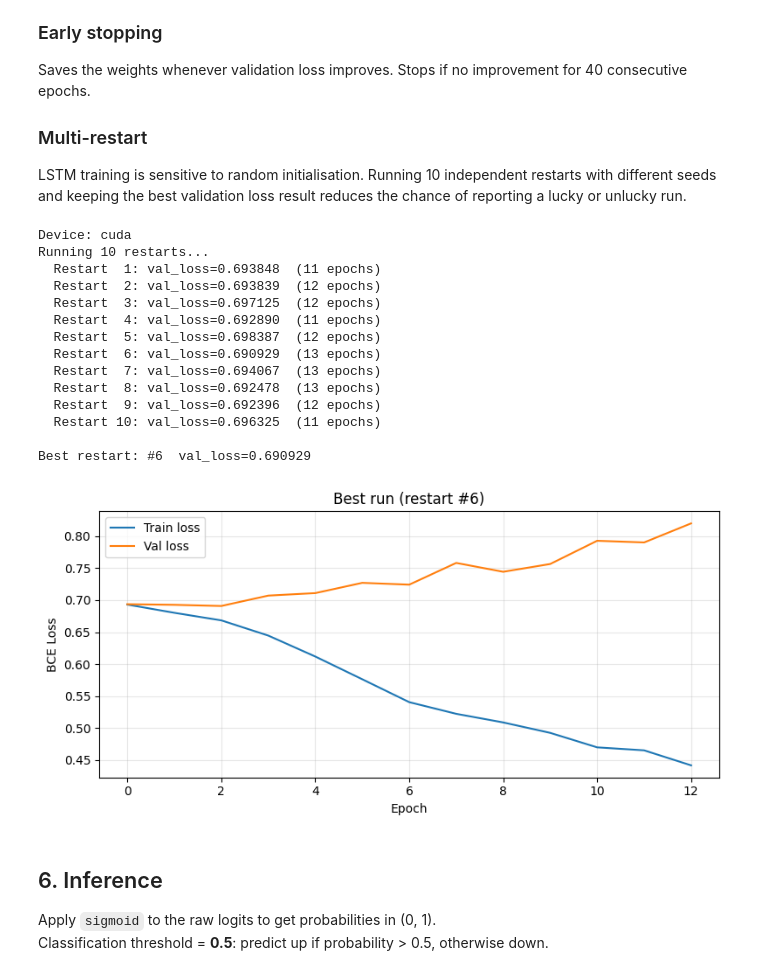
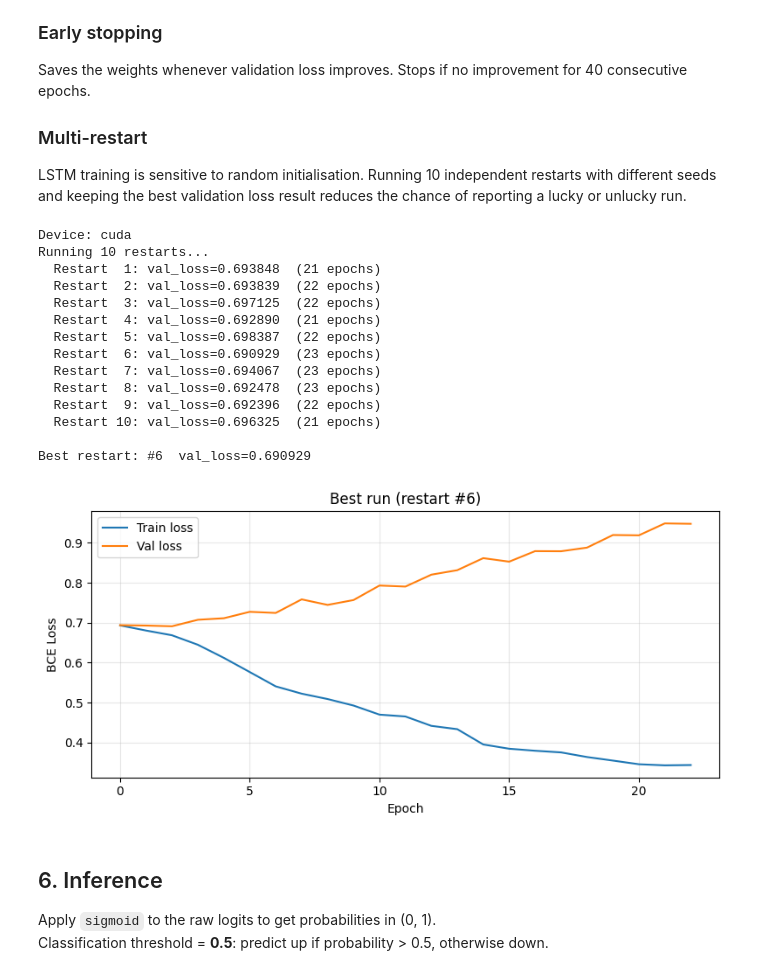
Before and after one commit to ton198/stock-market-price-predicting, a Jupyter notebook: source_code/stage1/hybrid_multivariate_LSTM.ipynb, the cells around one changed output. Cells and saved outputs as stored; diff of their text form; code cells hidden in the pictures.

```diff
--- a/source_code/stage1/LSTM_v4.ipynb
+++ b/source_code/stage1/hybrid_multivariate_LSTM.ipynb
@@ -276,15 +276,19 @@ Saves the weights whenever validation loss improves. Stops if no improvement for
 ### Multi-restart
 LSTM training is sensitive to random initialisation. Running 10 independent restarts with different seeds and keeping the best validation loss result reduces the chance of reporting a lucky or unlucky run.
 # %%
+import joblib
 import torch.optim as optim
 import random
+
+MODEL_SAVE   = '/content/drive/MyDrive/models/stage1_model.pth'
+SCALER_SAVE  = '/content/drive/MyDrive/models/stage1_scaler.joblib'
 
 DEVICE      = torch.device('cuda' if torch.cuda.is_available() else 'cpu')
 HIDDEN_SIZE = 32
 DROPOUT     = 0.3
 LR          = 0.001
 N_EPOCHS    = 300
-PATIENCE    = 10
+PATIENCE    = 20
 N_RESTARTS  = 10
 
 print(f'Device: {DEVICE}')
@@ -344,44 +348,47 @@ def train_one_run(seed):
 best_val_overall, best_state_overall, best_run = float('inf'), None, -1
 all_t, all_v = [], []
 
 print(f'Running {N_RESTARTS} restarts...')
 for i in range(N_RESTARTS):
     val, state, th, vh = train_one_run(seed=i * 17)
     all_t.append(th); all_v.append(vh)
     print(f'  Restart {i+1:2d}: val_loss={val:.6f}  ({len(th)} epochs)')
     if val < best_val_overall:
         best_val_overall, best_state_overall, best_run = val, state, i
 
 print(f'\nBest restart: #{best_run+1}  val_loss={best_val_overall:.6f}')
 
 # Load best weights
 model = ReturnPredictor(len(FEATURE_COLS), len(MACRO_COLS), HIDDEN_SIZE, DROPOUT).to(DEVICE)
 model.load_state_dict(best_state_overall)
 
+torch.save(model.state_dict(), MODEL_SAVE)
+joblib.dump(scaler, SCALER_SAVE)
+
 # Plot loss curves for the best run
 fig, ax = plt.subplots(figsize=(8, 4))
 ax.plot(all_t[best_run], label='Train loss')
 ax.plot(all_v[best_run], label='Val loss')
 ax.set_xlabel('Epoch'); ax.set_ylabel('BCE Loss')
 ax.set_title(f'Best run (restart #{best_run+1})')
 ax.legend(); ax.grid(True, alpha=0.3)
 plt.tight_layout(); plt.show()
 # %% [output]
 Device: cuda
 Running 10 restarts...
-  Restart  1: val_loss=0.693848  (11 epochs)
-  Restart  2: val_loss=0.693839  (12 epochs)
-  Restart  3: val_loss=0.697125  (12 epochs)
-  Restart  4: val_loss=0.692890  (11 epochs)
-  Restart  5: val_loss=0.698387  (12 epochs)
-  Restart  6: val_loss=0.690929  (13 epochs)
-  Restart  7: val_loss=0.694067  (13 epochs)
-  Restart  8: val_loss=0.692478  (13 epochs)
-  Restart  9: val_loss=0.692396  (12 epochs)
-  Restart 10: val_loss=0.696325  (11 epochs)
+  Restart  1: val_loss=0.693848  (21 epochs)
+  Restart  2: val_loss=0.693839  (22 epochs)
+  Restart  3: val_loss=0.697125  (22 epochs)
+  Restart  4: val_loss=0.692890  (21 epochs)
+  Restart  5: val_loss=0.698387  (22 epochs)
+  Restart  6: val_loss=0.690929  (23 epochs)
+  Restart  7: val_loss=0.694067  (23 epochs)
+  Restart  8: val_loss=0.692478  (23 epochs)
+  Restart  9: val_loss=0.692396  (22 epochs)
+  Restart 10: val_loss=0.696325  (21 epochs)
 
 Best restart: #6  val_loss=0.690929
-[figure, old version]
+[figure, new version]
 # %% [markdown]
 ## 6. Inference
 
```
Also changed, not shown: 33 other files.
